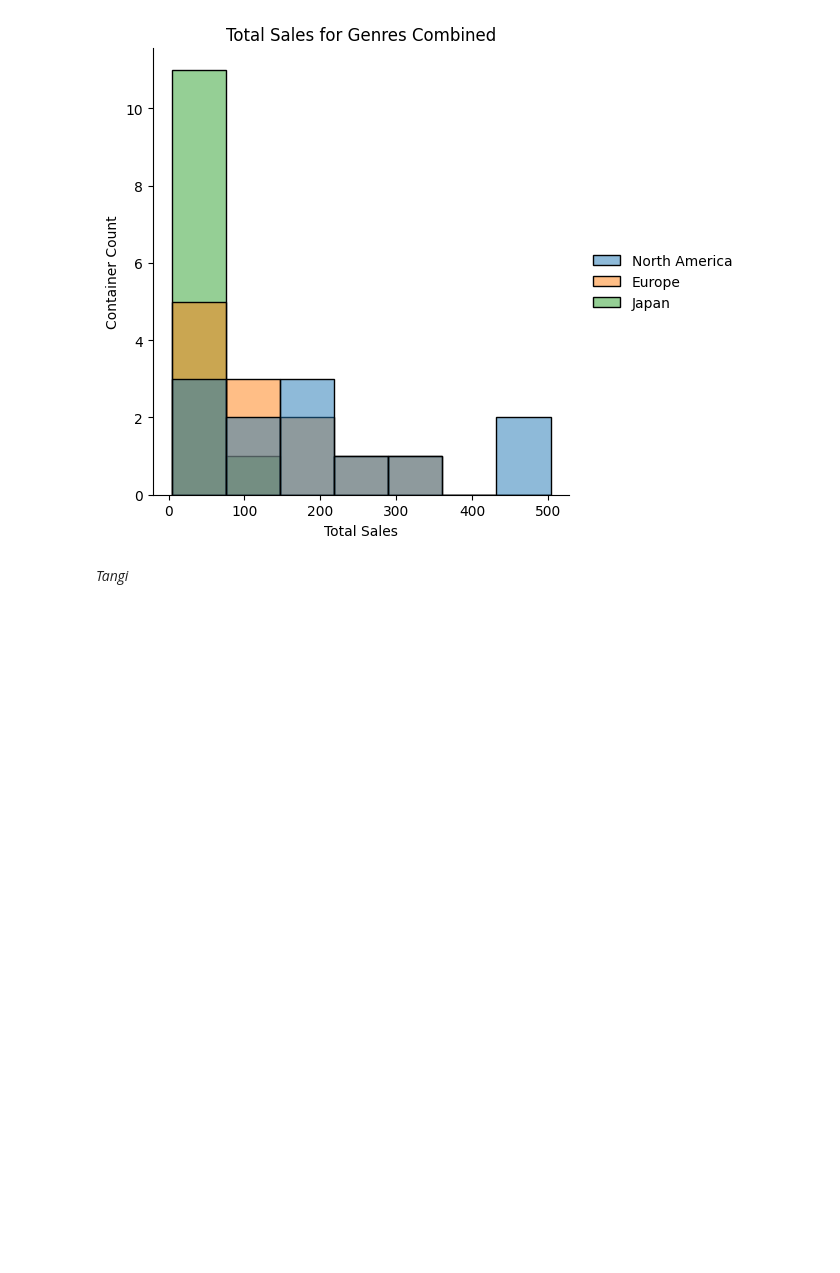
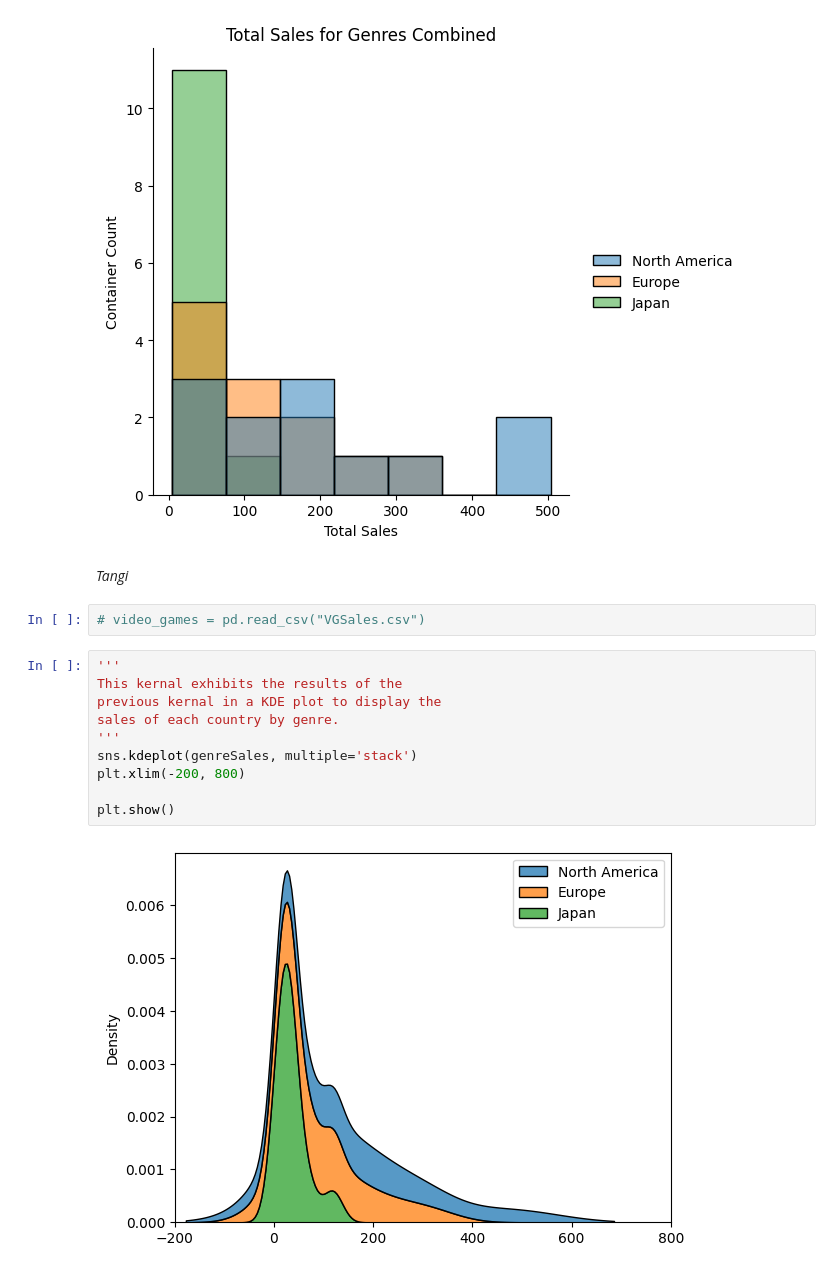
Before and after one commit to tangiambe/Data_Analytics_Project, a Jupyter notebook: VG_Dashboard.ipynb, the cells around one changed output. Drawn from its saved outputs; the diff is of its cells as text; blank space fills up the shorter version.

Commit message:
Added my visualizations -tangi

```diff
--- a/VG_Dashboard.ipynb
+++ b/VG_Dashboard.ipynb
@@ -260,3 +262,17 @@ sns.displot(genreSales).set(title='Total Sales for Genres Combined', xlabel='Tot
 [figure]
 # %% [markdown]
 *Tangi*
+# %%
+# video_games = pd.read_csv("VGSales.csv")
+# %%
+'''
+This kernal exhibits the results of the
+previous kernal in a KDE plot to display the
+sales of each country by genre.
+'''
+sns.kdeplot(genreSales, multiple='stack')
+plt.xlim(-200, 800)
+
+plt.show()
+# %% [output]
+[figure, added]
```
Also changed, not shown: parts of 46 cells of this notebook.
